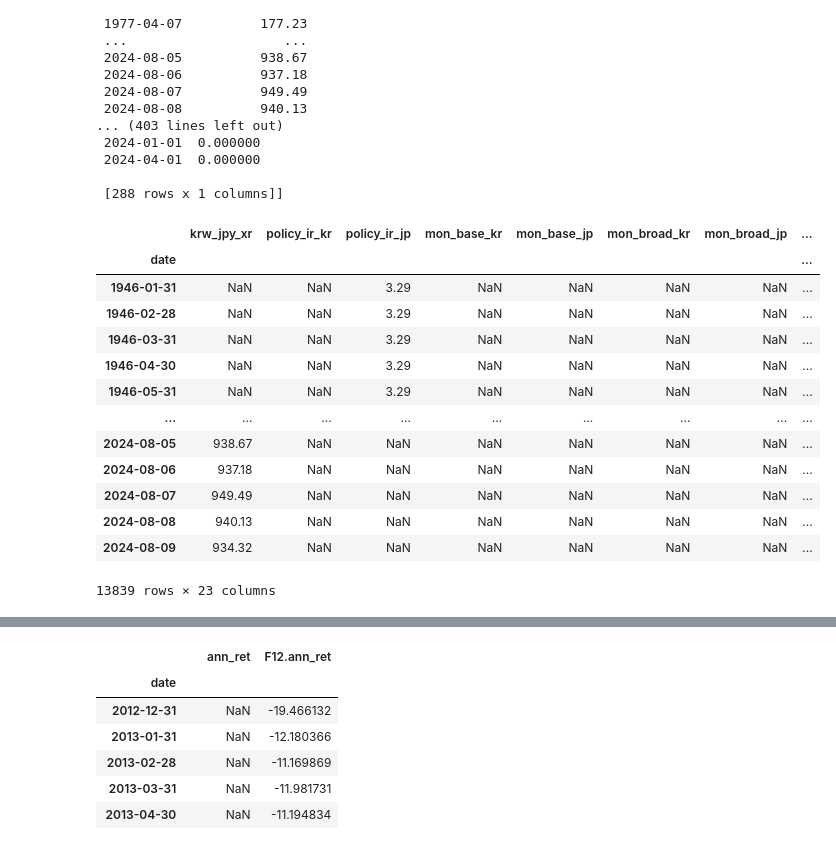
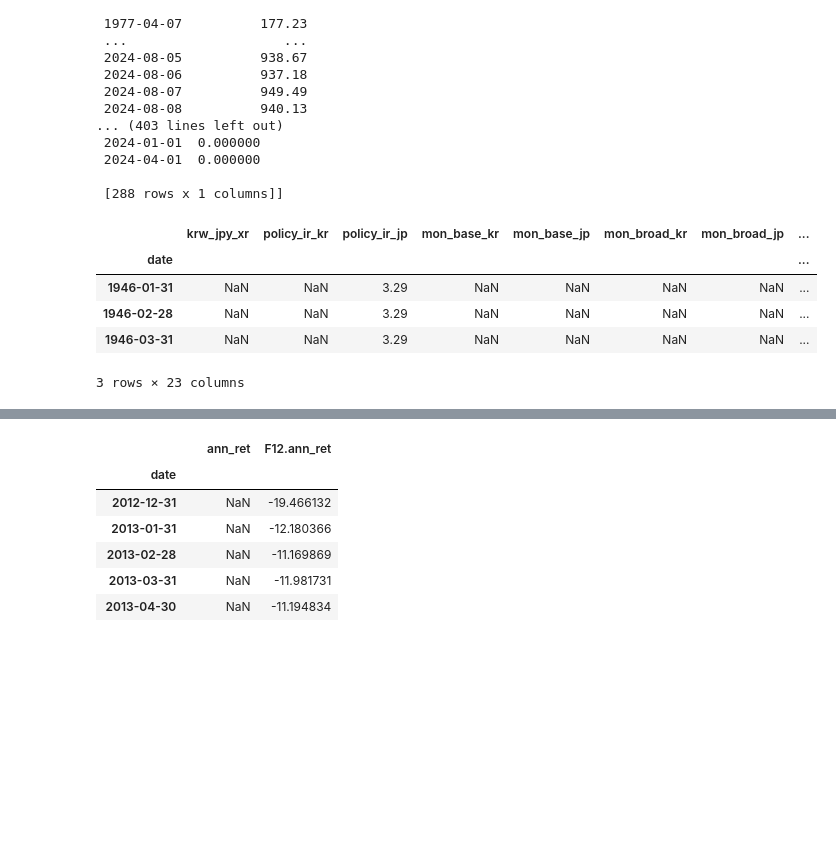
Before and after one commit to YoungminChoAtKaist/findb2024, a Jupyter notebook: findatabase.ipynb, the cells around one changed output, grey strips where cells are left out. Cells and saved outputs as stored; diff of their text form; code cells hidden in the pictures; blank space fills up the shorter version.

```diff
--- a/findatabase.ipynb
+++ b/findatabase.ipynb
@@ -975,23 +973,15 @@ Loading wui_jpn...
 # %%
 df_merged = pd.concat(dfs, axis=1)
 df_merged.rename(columns={'krw_xr_0000002': 'krw_jpy_xr'}, inplace=True)
 df_merged = df_merged.sort_index()
-df_merged
+df_merged.head(3)
 # %% [output]
 |  | krw_jpy_xr | policy_ir_kr | policy_ir_jp | mon_base_kr | mon_base_jp | mon_broad_kr | mon_broad_jp | ... |
 | date |  |  |  |  |  |  |  | ... |
 | 1946-01-31 | NaN | NaN | 3.29 | NaN | NaN | NaN | NaN | ... |
 | 1946-02-28 | NaN | NaN | 3.29 | NaN | NaN | NaN | NaN | ... |
 | 1946-03-31 | NaN | NaN | 3.29 | NaN | NaN | NaN | NaN | ... |
-| 1946-04-30 | NaN | NaN | 3.29 | NaN | NaN | NaN | NaN | ... |
-| 1946-05-31 | NaN | NaN | 3.29 | NaN | NaN | NaN | NaN | ... |
-| ... | ... | ... | ... | ... | ... | ... | ... | ... |
-| 2024-08-05 | 938.67 | NaN | NaN | NaN | NaN | NaN | NaN | ... |
-| 2024-08-06 | 937.18 | NaN | NaN | NaN | NaN | NaN | NaN | ... |
-| 2024-08-07 | 949.49 | NaN | NaN | NaN | NaN | NaN | NaN | ... |
-| 2024-08-08 | 940.13 | NaN | NaN | NaN | NaN | NaN | NaN | ... |
-| 2024-08-09 | 934.32 | NaN | NaN | NaN | NaN | NaN | NaN | ... |
-13839 rows × 23 columns
+3 rows × 23 columns
 # %%
 df_merged = df_merged['2012-12-31':]
 df_merged = df_merged.resample('ME').last()
```
Also changed, not shown: parts of 20 cells of this notebook, 39 other files.
